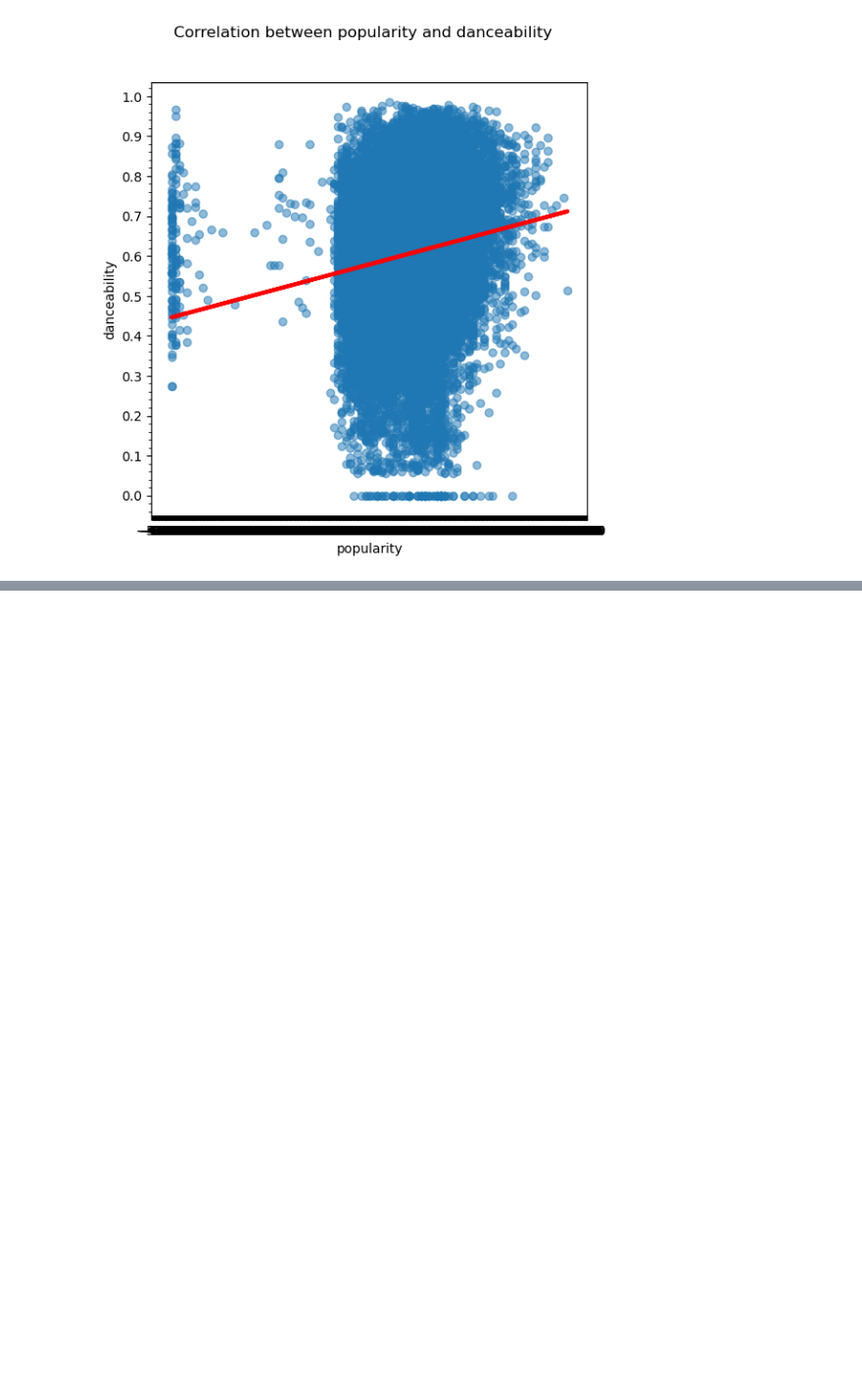
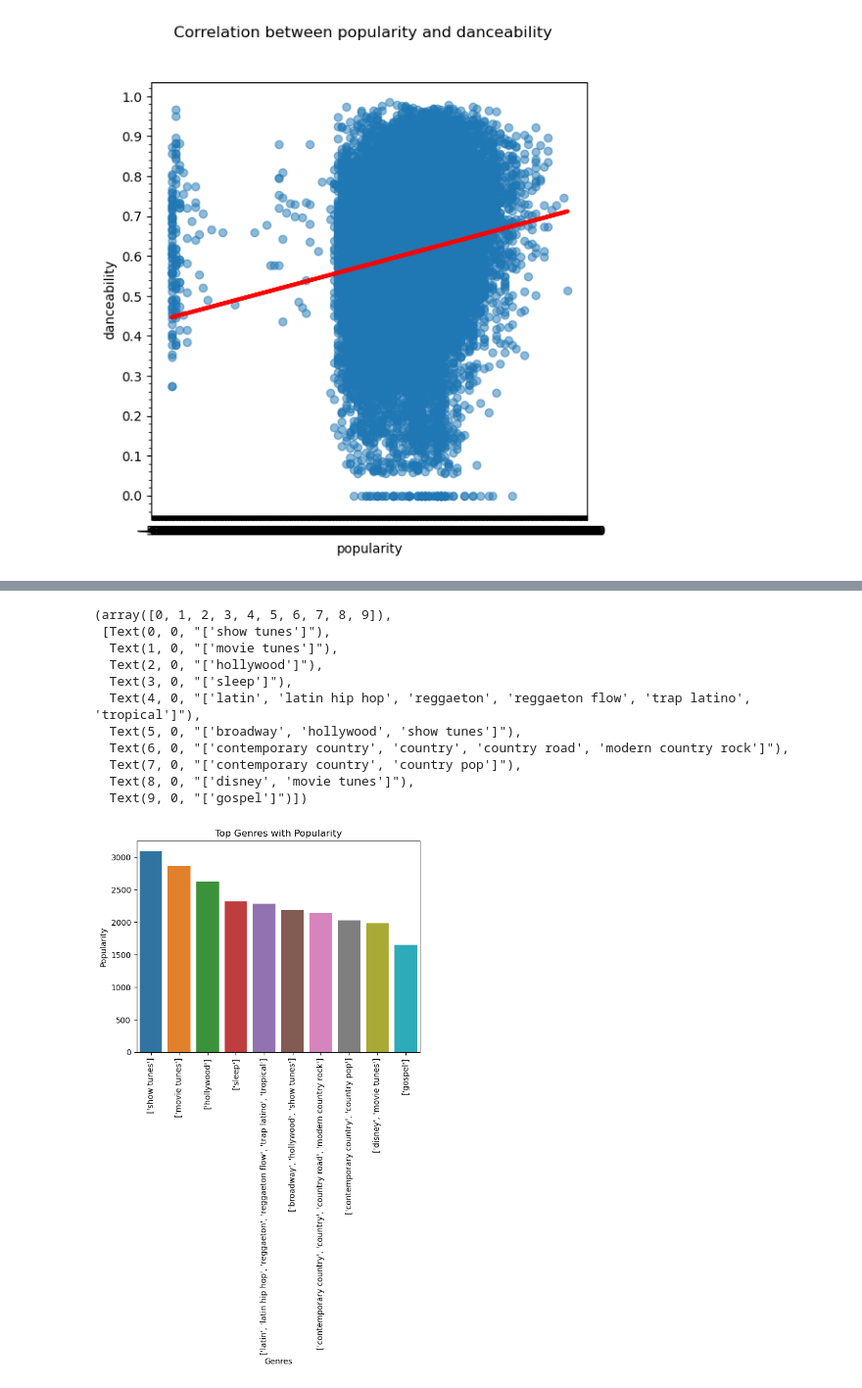
Before and after one commit to Raph95c/Project-4, a Jupyter notebook: matplotlib.ipynb, the cells around one changed output, grey strips where cells are left out. Shown at 98% size. Saved outputs shown, nothing was run; the diff lists cells and outputs as text; code cells hidden in the pictures; blank space fills up the shorter version.

```diff
--- a/matplotlib.ipynb
+++ b/matplotlib.ipynb
@@ -199,3 +199,7 @@ Locator attempting to generate 1103 ticks ([-5.1, ..., 105.10000000000001]), whi
 Locator attempting to generate 1103 ticks ([-5.1, ..., 105.10000000000001]), which exceeds Locator.MAXTICKS (1000).
 Locator attempting to generate 5503 ticks ([-5.02, ..., 105.02000000000001]), which exceeds Locator.MAXTICKS (1000).
 [figure]
+# %%
+#Dataset with genre
+genre_df=pd.read_csv("/Users/raphoun/Documents/GitHub/Project3_group/Project-4/Data/data_w_genres.csv")
+genre_df
@@ -201,0 +223,22 @@ Locator attempting to generate 5503 ticks ([-5.02, ..., 105.02000000000001]), wh
+# %%
+Top_genre = (genre_df.groupby('genres').sum()['popularity'].sort_values(ascending=False).head(10))
+# Top 10 artist
+
+ax = sns.barplot(Top_genre.index, Top_genre)
+ax.set_title('Top Genres with Popularity')
+ax.set_ylabel('Popularity')
+ax.set_xlabel('Genres')
+plt.xticks(rotation = 90)
+# %% [output]
+(array([0, 1, 2, 3, 4, 5, 6, 7, 8, 9]),
+ [Text(0, 0, "['show tunes']"),
+  Text(1, 0, "['movie tunes']"),
+  Text(2, 0, "['hollywood']"),
+  Text(3, 0, "['sleep']"),
+  Text(4, 0, "['latin', 'latin hip hop', 'reggaeton', 'reggaeton flow', 'trap latino', 'tropical']"),
+  Text(5, 0, "['broadway', 'hollywood', 'show tunes']"),
+  Text(6, 0, "['contemporary country', 'country', 'country road', 'modern country rock']"),
+  Text(7, 0, "['contemporary country', 'country pop']"),
+  Text(8, 0, "['disney', 'movie tunes']"),
+  Text(9, 0, "['gospel']")])
+[figure, added]
```
Also changed, not shown: parts of 2 cells of this notebook, 1 other file.
